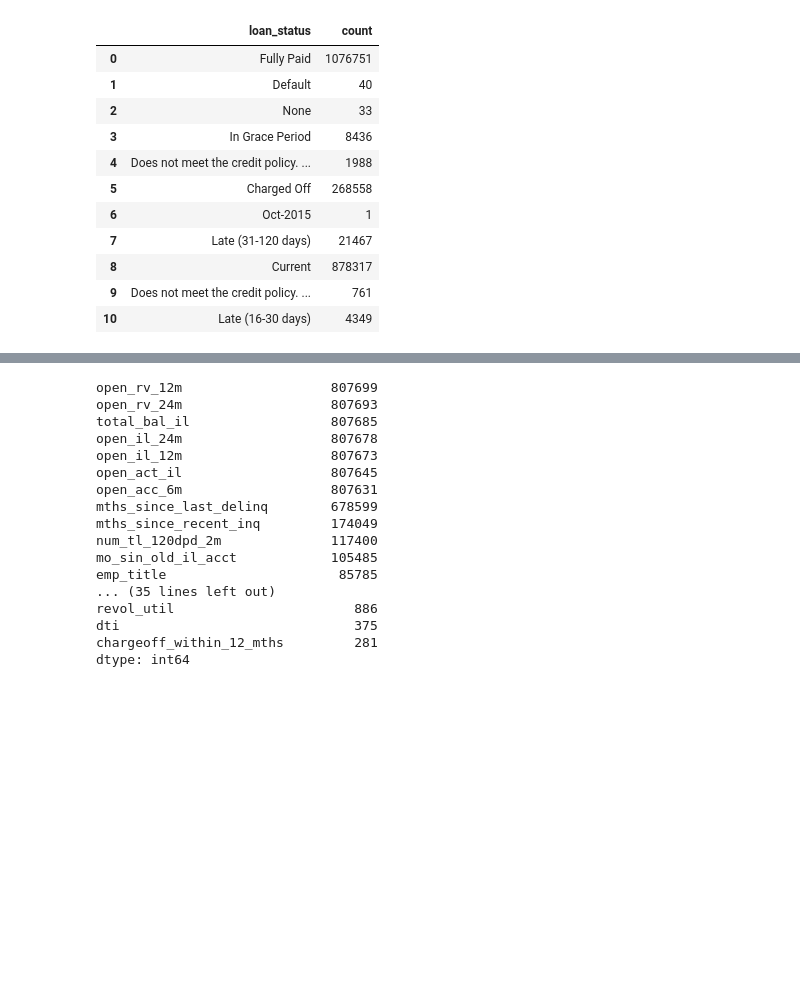
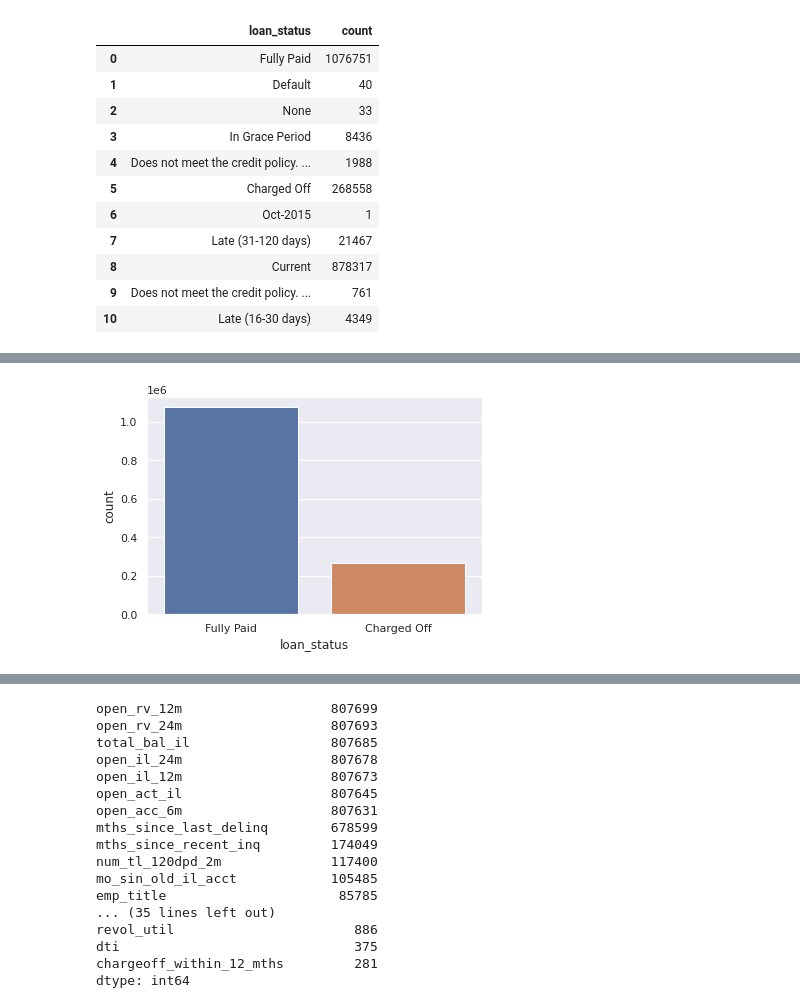
Before and after one commit to Abdulrahman-Khalid/bigdata-predict-loan-payback, a Jupyter notebook: loan_prediction.ipynb, the cells around one changed output, grey strips where cells are left out. Saved outputs shown, nothing was run; the diff lists cells and outputs as text; code cells hidden in the pictures; blank space fills up the shorter version.

```diff
--- a/loan_prediction.ipynb
+++ b/loan_prediction.ipynb
@@ -142,0 +209,6 @@ df = df.drop('id', 'pymnt_plan', 'hardship_flag', 'out_prncp', 'out_prncp_inv',
+# %%
+to_plot = to_plot.toPandas()
+# %%
+sns.barplot(x="loan_status", y="count", data=to_plot);
+# %% [output]
+[figure, added]
```
Also changed, not shown: parts of 101 cells of this notebook.
